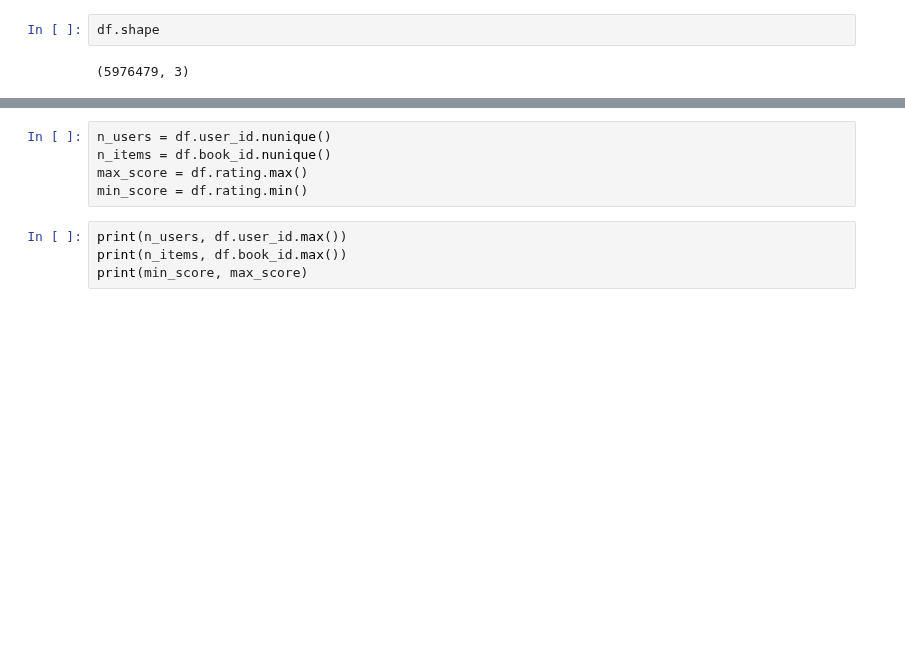
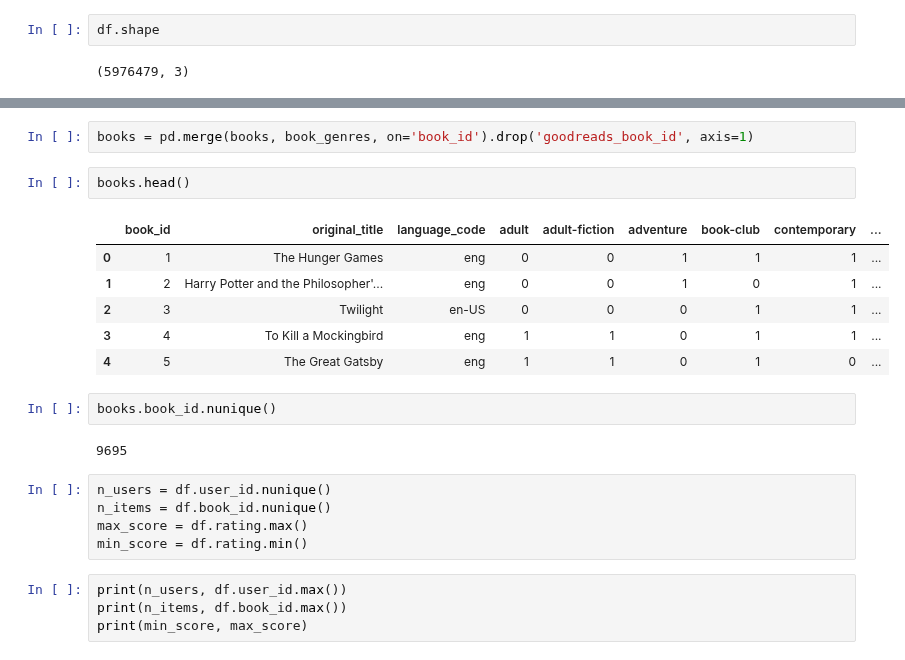
Before and after one commit to James-Leslie/deep-collaborative-filtering, a Jupyter notebook: data/train_test_goodbooks10k.ipynb, the cells around one changed output, grey strips where cells are left out. Cells and saved outputs as stored; diff of their text form; blank space fills up the shorter version.

```diff
--- a/data/train_test_goodbooks10k.ipynb
+++ b/data/train_test_goodbooks10k.ipynb
@@ -26,3 +131,18 @@ df.shape
+# %%
+books = pd.merge(books, book_genres, on='book_id').drop('goodreads_book_id', axis=1)
+# %%
+books.head()
+# %% [output]
+|  | book_id | original_title | language_code | adult | adult-fiction | adventure | book-club | contemporary | ... |
+| 0 | 1 | The Hunger Games | eng | 0 | 0 | 1 | 1 | 1 | ... |
+| 1 | 2 | Harry Potter and the Philosopher'... | eng | 0 | 0 | 1 | 0 | 1 | ... |
+| 2 | 3 | Twilight | en-US | 0 | 0 | 0 | 1 | 1 | ... |
+| 3 | 4 | To Kill a Mockingbird | eng | 1 | 1 | 0 | 1 | 1 | ... |
+| 4 | 5 | The Great Gatsby | eng | 1 | 1 | 0 | 1 | 0 | ... |
+# %%
+books.book_id.nunique()
+# %% [output]
+9695
 # %%
 n_users = df.user_id.nunique()
 n_items = df.book_id.nunique()
```
Also changed, not shown: parts of 25 cells of this notebook, 5 other files.
